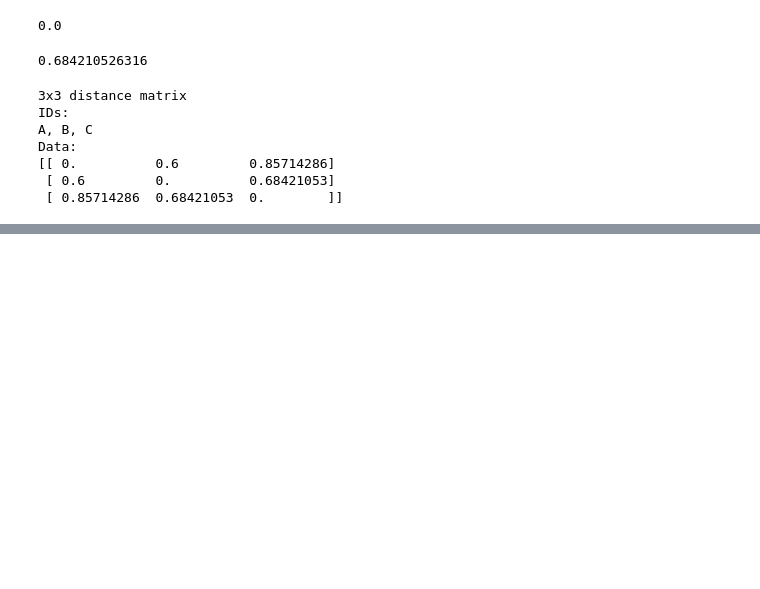
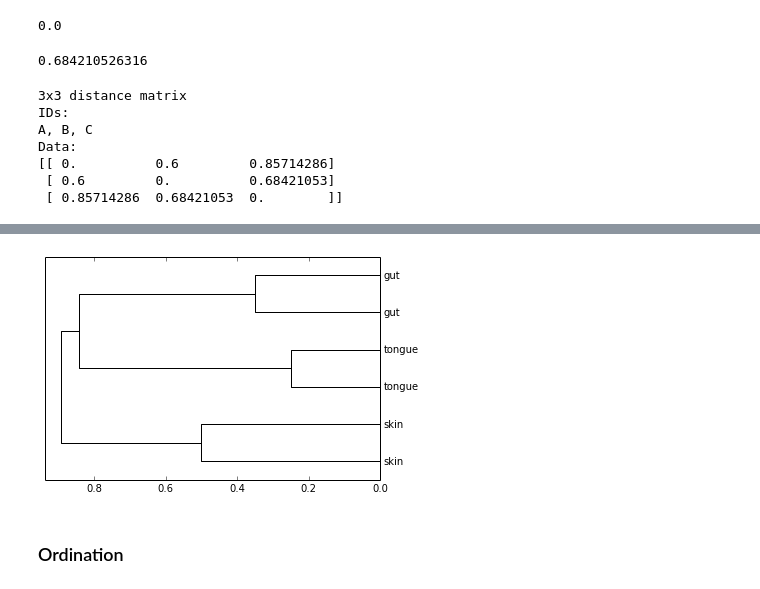
Before and after one commit to applied-bioinformatics/An-Introduction-To-Applied-Bioinformatics, a Jupyter notebook: applications/1-biological-diversity.ipynb, the cells around one changed output, grey strips where cells are left out. Saved outputs shown, nothing was run; the diff lists cells and outputs as text; code cells hidden in the pictures; blank space fills up the shorter version.

```diff
--- a/applications/1-biological-diversity.ipynb
+++ b/applications/1-biological-diversity.ipynb
@@ -127,0 +207,8 @@ d = dendrogram(lm, labels=bc_dm.ids, orientation='right',
+# %%
+labels = [sample_metadata[sid]['sample_type'] for sid in sample_ids]
+d = dendrogram(lm, labels=labels, orientation='right',
+               link_color_func=lambda x: 'black')
+# %% [output]
+[figure, added]
+# %% [markdown]
+### Ordination
```
Also changed, not shown: parts of 16 cells of this notebook.
